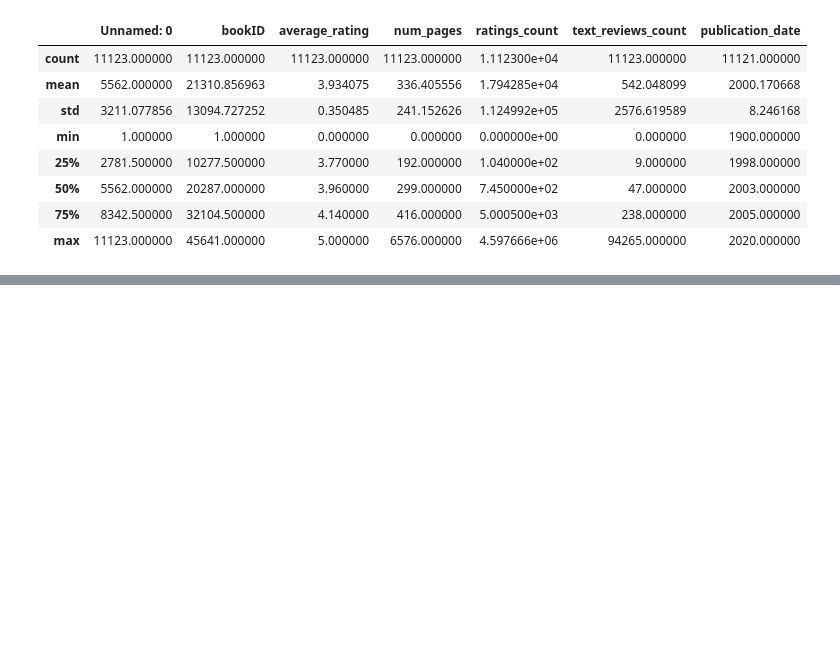
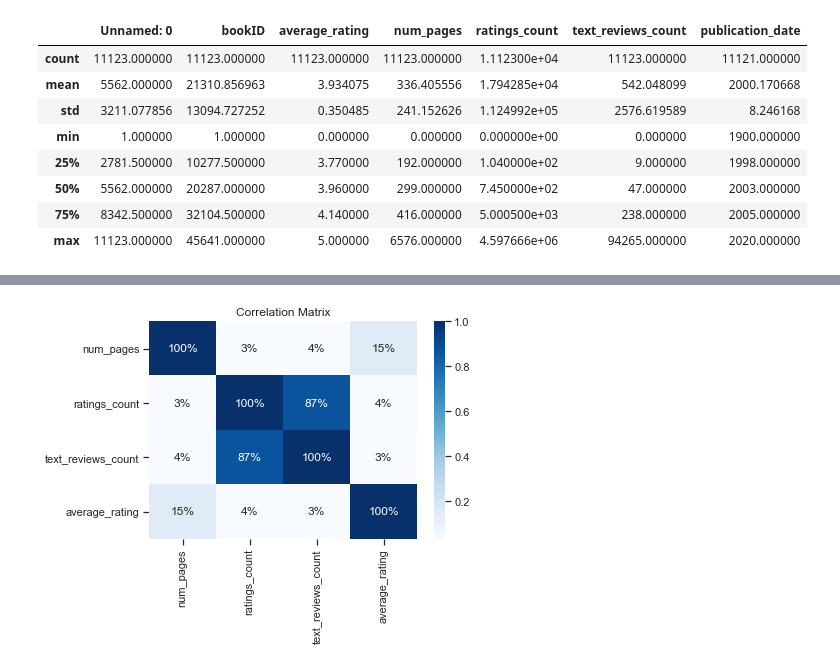
Before and after one commit to iHaifaa/DS_Research_GoodreadsBooks, a Jupyter notebook: Python/3_Descriptive_Statistics.ipynb, the cells around one changed output, grey strips where cells are left out. Drawn from its saved outputs; the diff is of its cells as text; code cells hidden in the pictures; blank space fills up the shorter version.

```diff
--- a/Python/3_Descriptive_Statistics.ipynb
+++ b/Python/3_Descriptive_Statistics.ipynb
@@ -42,8 +42 @@ plt.xticks(rotation=90)
 [figure]
-# %%
-#Distribution of the rating counts
-sns.distplot(books['ratings_count'])
-sns.set(style="white")
-plt.xlabel("Ratings Count")
-plt.title("The Distribution of Ratings Count")
-plt.xticks(rotation=90)
@@ -55,7 +42,0 @@ plt.xticks(rotation=90)
-# %%
-# Review count distribution
-sns.distplot(books['text_reviews_count'])
-sns.set(style="white")
-plt.xlabel("Text Rviews")
-plt.title("The Distribution of Text Reviews")
-plt.xticks(rotation=90)
@@ -77,0 +57,7 @@ plt.xticks(rotation=90)
+# %%
+correlated = books[['num_pages', 'ratings_count', 'text_reviews_count', 'average_rating']]
+plt.title("Correlation Matrix")
+sns.heatmap(correlated.corr(),annot=True, fmt='.0%',cmap="Blues")
+plt.show()
+# %% [output]
+[figure, added]
```
Also changed, not shown: parts of 14 cells of this notebook, 2 other files.
